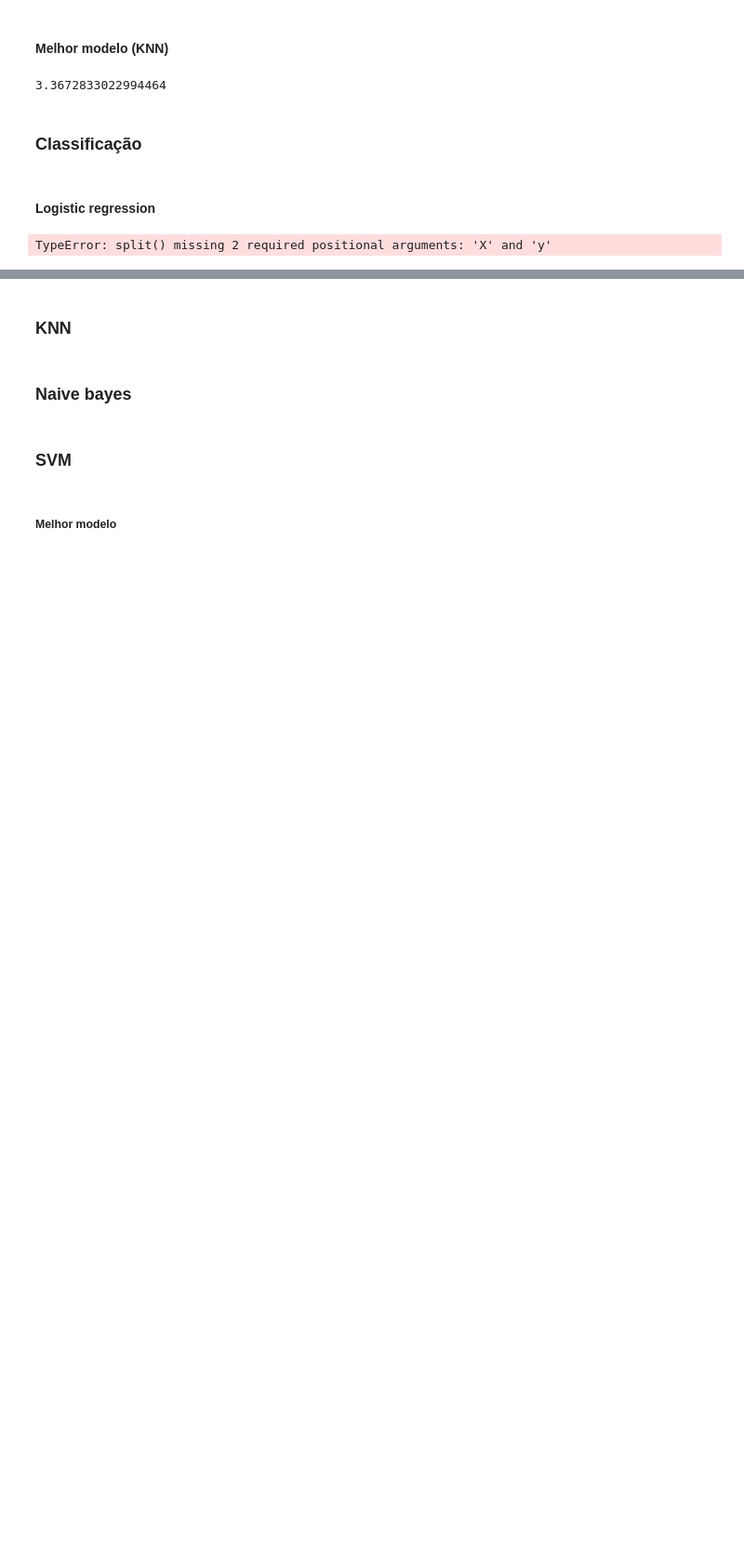
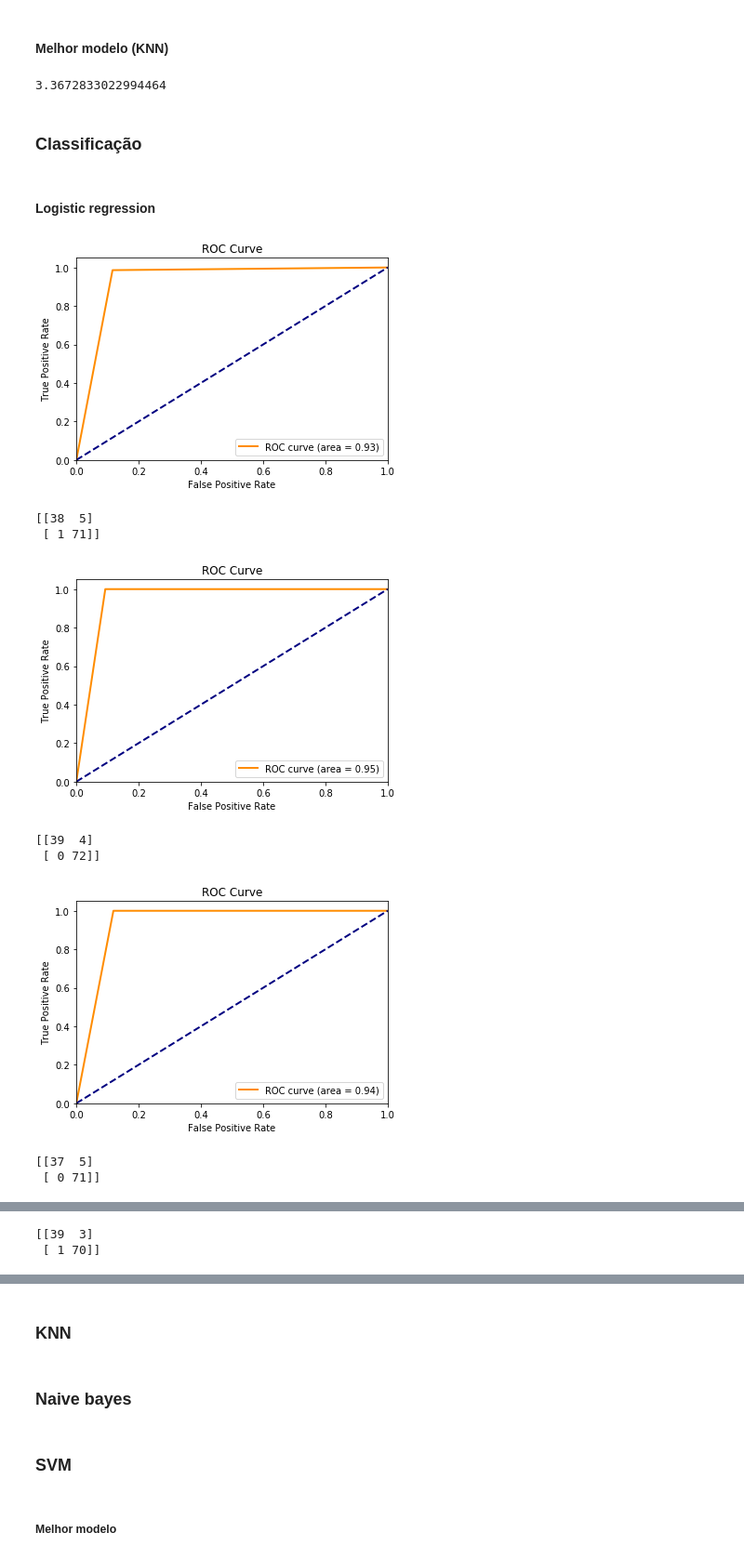
Before and after one commit to brunowall/Machine-Learning, a Jupyter notebook: Atividade 7.ipynb, the cells around one changed output, grey strips where cells are left out. Shown: that part at 93% size. Saved outputs shown, nothing was run; the diff lists cells and outputs as text; code cells hidden in the pictures; blank space fills up the shorter version.

```diff
--- a/Atividade 7.ipynb
+++ b/Atividade 7.ipynb
@@ -177,7 +177,7 @@ print(np.sqrt(metrics.mean_squared_error(y,y_pred)))
 # %%
 X,y = sklearn.datasets.load_breast_cancer(return_X_y=True)
 X = transform.normalize(X)
-kfold = sklearn.model_selection.StratifiedKFold
+kfold = sklearn.model_selection.StratifiedKFold(n_splits=5)
 # %% [markdown]
 #### Logistic regression
 # %%
@@ -188,7 +188,7 @@ precisions = np.empty((1,0),dtype = float)
 f1s = np.empty((1,0),dtype = float)
 aucs = np.empty((1,0),dtype = float)
 
-for idx_train, idx_test in kfold.split(X):
+for idx_train, idx_test in kfold.split(X,y):
     Xtrain = X[idx_train]
     Xtest = X[idx_test]
     y_train = y[idx_train]
@@ -201,31 +201,39 @@ for idx_train, idx_test in kfold.split(X):
     f1 = metrics.f1_score(y_test, y_pred)
     recalls = np.append(recalls,recall)
     acuracias = np.append(acuracias,acuracia)
     precisions = np.append(precisions,precision)
     f1s = np.append(f1s,f1)
     auc = metrics.roc_auc_score(y_test,y_pred)
     aucs = np.append(aucs,auc)
 
 
     fpr, tpr, thr = metrics.roc_curve(y_test, y_pred)
     roc = metrics.auc(fpr, tpr)
     plt.figure();
     plt.plot(fpr, tpr, color='darkorange',
     lw=2, label='ROC curve (area = %0.2f)' % roc)
     plt.plot([0, 1], [0, 1], color='navy', lw=2, linestyle='--')
     plt.xlim([0.0, 1.0])
     plt.ylim([0.0, 1.05])
     plt.xlabel('False Positive Rate')
     plt.ylabel('True Positive Rate')
     plt.title('ROC Curve')
     plt.legend(loc="lower right")
     plt.show()
     print(metrics.confusion_matrix(y_test, y_pred, labels=np.unique(y_test)))
 
 print(np.mean(recalls))
 print(np.mean(acuracias))
 print(np.mean(precisions))
 print(np.mean(f1s))
 print(np.mean(aucs))
 # %% [output]
+[figure, added]
-TypeError: split() missing 2 required positional arguments: 'X' and 'y'
+[[38  5]
+ [ 1 71]]
+[figure, added]
+[[39  4]
+ [ 0 72]]
+[figure, added]
+[[37  5]
+ [ 0 71]]
@@ -231,0 +241,2 @@ TypeError: split() missing 2 required positional arguments: 'X' and 'y'
+[[39  3]
+ [ 1 70]]
```
Also changed, not shown: parts of 1 cell of this notebook.
